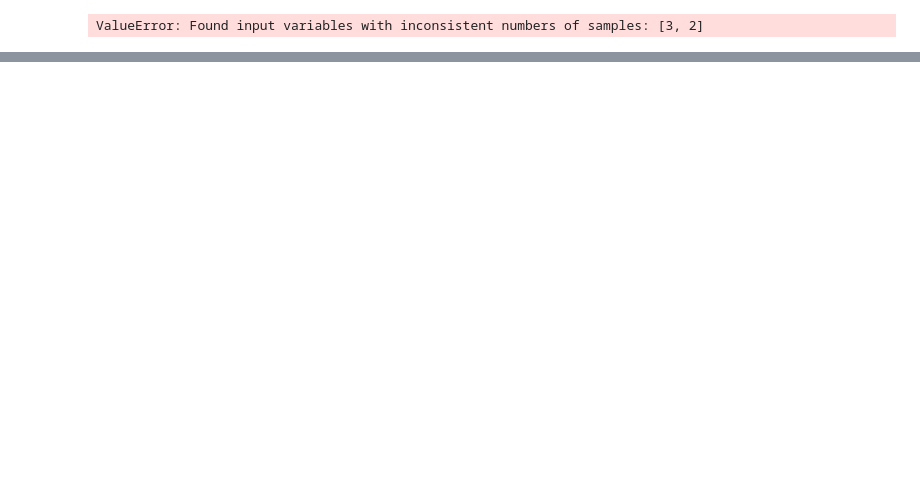
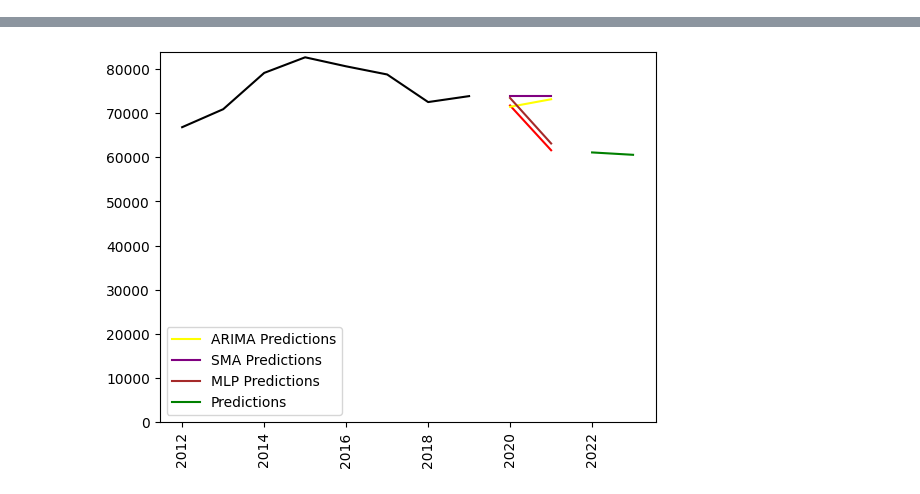
Before and after one commit to LoicLeguille/crimes-delits, a Jupyter notebook: main.ipynb, the cells around one changed output, grey strips where cells are left out. Saved outputs shown, nothing was run; the diff lists cells and outputs as text; code cells hidden in the pictures; blank space fills up the shorter version.

Commit message:
time series forecasting

```diff
--- a/main.ipynb
+++ b/main.ipynb
@@ -230,5 +127,8 @@ df_test
-# %%
-score_fp = r2_score(df_test["y"], y_pred_fp)
-print(f"R² pour les prédictions avec facebook prophet : {score_fp}")
-# %% [output]
-ValueError: Found input variables with inconsistent numbers of samples: [3, 2]
+# %%
+df_PN = df[df['services'] == Constant.SERVICE]
+# %%
+df_PN.index = pd.DatetimeIndex(df_PN.ds)
+df_PN = df_PN.drop('ds', axis=1)
+# %%
+df_train = df_PN[df_PN.index < Constant.TRAIN_TEST_SPLIT_YEAR]
+df_test = df_PN[df_PN.index >= Constant.TRAIN_TEST_SPLIT_YEAR]
@@ -234,0 +137,58 @@ ValueError: Found input variables with inconsistent numbers of samples: [3, 2]
+# %%
+# plot existing data
+plt.plot(df_train.index, df_train['y'], color="black")
+plt.plot(df_test.index, df_test['y'], color="red")
+plt.xticks(rotation=90)
+
+y = df_train['y'].astype(int)
+arima_model = ARIMA(y, order = (3, 2, 2))
+arima_model = arima_model.fit()
+
+# ARIMA Predictions
+y_pred_arima = arima_model.get_forecast(len(df_test.index))
+y_pred_df_arima = y_pred_arima.conf_int(alpha = 0.05)
+y_pred_df_arima["Predictions"] = arima_model.predict(start = y_pred_df_arima.index[0], end = y_pred_df_arima.index[-1])
+
+# Simple Moving Average (SMA)
+sma_model = SimpleExpSmoothing(df_train['y'].astype(int)).fit()
+y_pred_sma = sma_model.forecast(len(df_test))
+
+# Exponential Moving Average (EMA)
+ema_model = ExponentialSmoothing(df_train['y'].astype(int), trend='add', damped_trend=True).fit()
+y_pred_ema = ema_model.forecast(len(df_test))
+
+# MLPRegressor
+mlp_model = MLPRegressor(hidden_layer_sizes=(100,), max_iter=1000)
+mlp_model.fit(df_train.drop(['services'], axis=1), df_PN.loc['2013': Constant.TRAIN_TEST_SPLIT_YEAR, 'y'])
+y_pred_mlp = mlp_model.predict(df_test.drop(['services'], axis=1))
+
+# plot predictions
+plt.plot(df_test.index, y_pred_df_arima["Predictions"] , color='Yellow', label='ARIMA Predictions')
+plt.plot(df_test.index, y_pred_sma, color='purple', label='SMA Predictions')
+plt.plot(df_test.index, y_pred_mlp, color='brown', label='MLP Predictions')
+
+ema_model = ExponentialSmoothing(df_PN['y'].astype(int), trend='add', damped_trend=True).fit()
+y_pred_ema = ema_model.forecast(2)
+plt.plot(pd.date_range('2022', freq='AS', periods=2), y_pred_ema, color='green', label='Predictions')
+
+plt.legend()
+plt.ylim(0,)
+
+# metrics
+arma_rmse = np.sqrt(mean_squared_error(df_test["y"].values, y_pred_df_arima["Predictions"]))
+r2_arma = r2_score(df_test["y"].values, y_pred_df_arima["Predictions"])
+
+sma_rmse = np.sqrt(mean_squared_error(df_test["y"].values, y_pred_sma))
+r2_sma = r2_score(df_test["y"].values, y_pred_sma)
+
+ema_rmse = np.sqrt(mean_squared_error(df_test["y"].values, y_pred_ema))
+r2_ema = r2_score(df_test["y"].values, y_pred_ema)
+
+mlp_rmse = np.sqrt(mean_squared_error(df_test["y"].values, y_pred_mlp))
+r2_mlp = r2_score(df_test["y"].values, y_pred_mlp)
+
+log.info("ARIMA RMSE: %s, ARIMA R²: %s", arma_rmse, r2_arma)
+log.info("SMA RMSE: %s, SMA R²: %s", sma_rmse, r2_sma)
+log.info("EMA RMSE: %s, EMA R²: %s", ema_rmse, r2_ema)
+log.info("MLP RMSE: %s, MLP R²: %s", mlp_rmse, r2_mlp)
+# %% [output]
@@ -234,0 +199 @@ ValueError: Found input variables with inconsistent numbers of samples: [3, 2]
+[figure, added]
```
Also changed, not shown: parts of 26 cells of this notebook, 2 other files.
